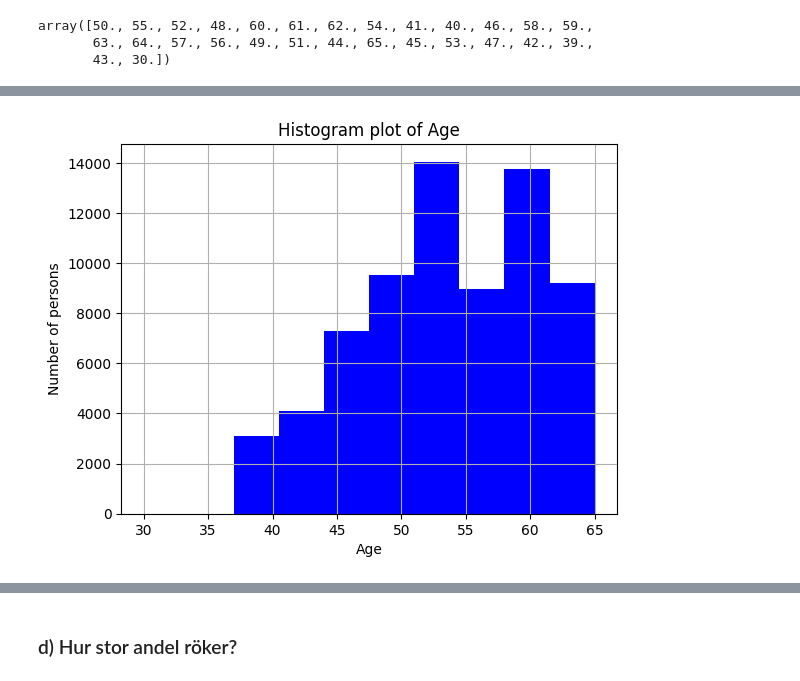
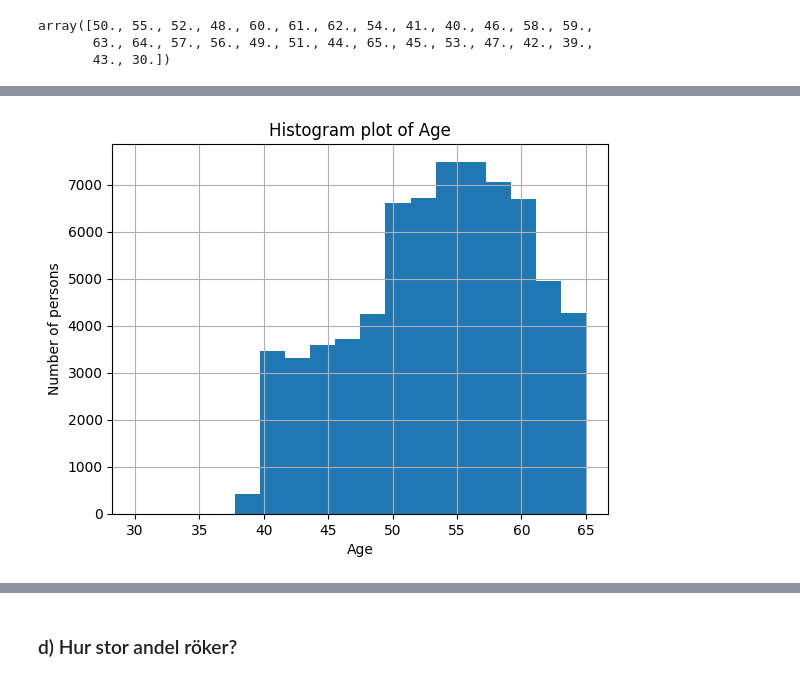
Before and after one commit to VineelaNedunuri/Disease--Prediction-Machine-Learning, a Jupyter notebook: EDA_Disease_prediction.ipynb, the cells around one changed output, grey strips where cells are left out. Drawn from its saved outputs; the diff is of its cells as text; code cells hidden in the pictures.

```diff
--- a/EDA_Disease_prediction.ipynb
+++ b/EDA_Disease_prediction.ipynb
@@ -8,7 +8,6 @@ import pandas as pd
 import matplotlib.pyplot as plt
 import seaborn as sns
 
-#data = pd.read_csv('../Disease-Prediction-Machine-Learning/')
-#data= pd.read_csv('../data/cardio_train.csv',sep=";")
+data= pd.read_csv("../Disease-Prediction-Machine-Learning/data/cardio_train.csv",sep=";")
 data.head()
 # %% [output]
@@ -124,0 +128,4 @@ df.drop('id', axis=1).describe().T
+# %%
+# Dropping id column - not requires it just shows the count of patients
+df = df.drop('id', axis=1)
+df.head()
@@ -176,8 +221,8 @@ array([50., 55., 52., 48., 60., 61., 62., 54., 41., 40., 46., 58., 59.,
 # %%
-df['age'].hist(color='b')
+df['age'].hist(bins=18)
 plt.xlabel('Age')
 plt.ylabel('Number of persons')
 plt.title('Histogram plot of Age')
 plt.show()
 # %% [output]
-[figure, old version]
+[figure, new version]
```
Also changed, not shown: parts of 20 cells of this notebook.
